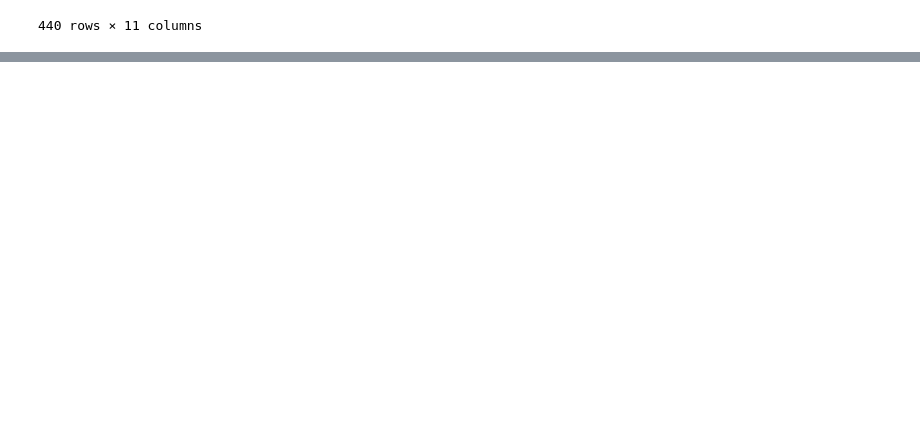
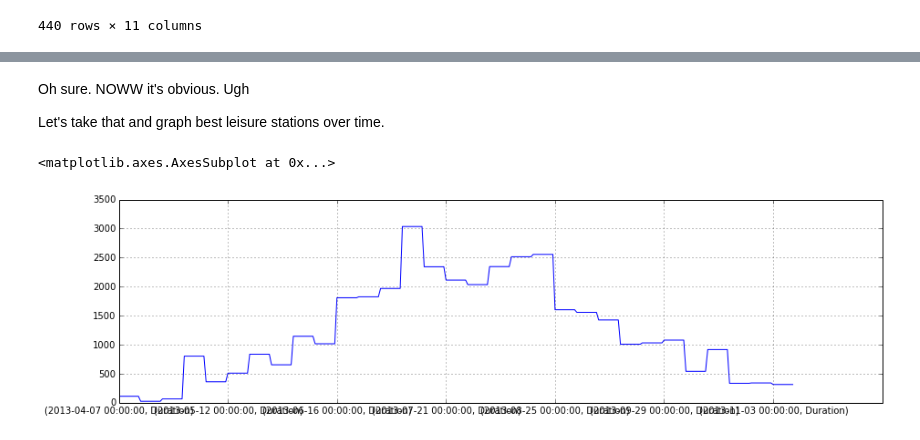
Before and after one commit to cpdean/bikes, a Jupyter notebook: notebooks/basics.ipynb, the cells around one changed output, grey strips where cells are left out. Cells and saved outputs as stored; diff of their text form; code cells hidden in the pictures; blank space fills up the shorter version.

Commit message:
add notes about google directions and leisure stations. comment out a projection

```diff
--- a/notebooks/basics.ipynb
+++ b/notebooks/basics.ipynb
@@ -198,0 +267,11 @@ s.to_json("../projections/most_rides.json", orient="records")
+# %% [markdown]
+Oh sure. NOWW it's obvious. Ugh
+
+Let's take that and graph best leisure stations over time.
+# %%
+leisure_stations = df[df["Start terminal"] == df["End terminal"]].groupby("Start Station")
+top_ten_leisure = leisure_stations.size().order()[-10:]
+df[df["Start Station"].isin(top_ten_leisure.index)].sort().resample("w", how="count").plot(figsize=(15,4))
+# %% [output]
+<matplotlib.axes.AxesSubplot at 0x...>
+[figure, added]
```
Also changed, not shown: parts of 11 cells of this notebook.
